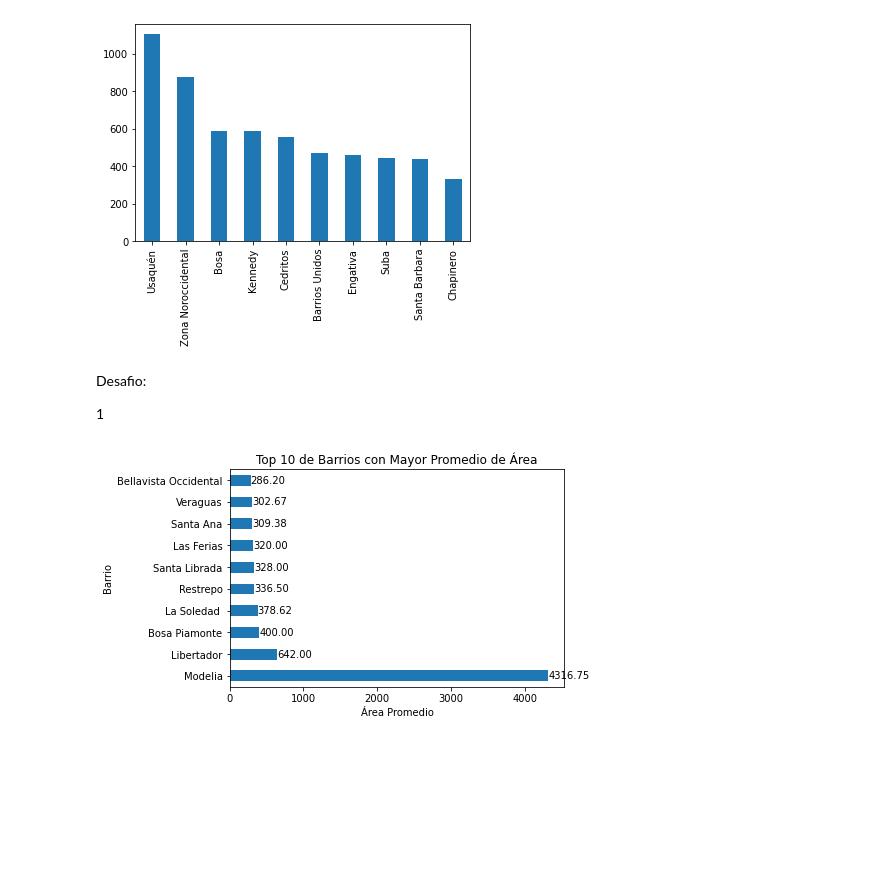
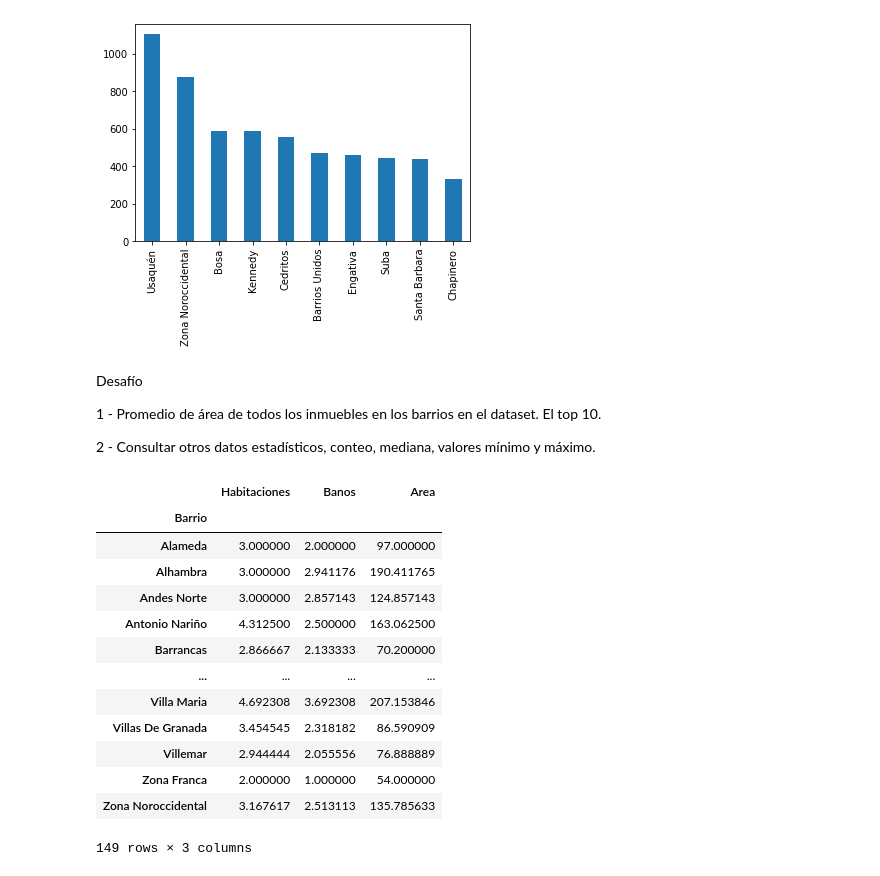
Before and after one commit to faberleondev/aula1_alura_colab, a Jupyter notebook: Aula1datos.ipynb, the cells around one changed output. Drawn from its saved outputs; the diff is of its cells as text; code cells hidden in the pictures; blank space fills up the shorter version.

```diff
--- a/Aula1datos.ipynb
+++ b/Aula1datos.ipynb
@@ -203,27 +203,28 @@ inmuebles_Barrio.head(10).plot.bar()
 # %% [output]
 <Axes: >
 [figure]
-# %% [markdown]
-Desafio:
-
-1
-# %%
-import matplotlib.pyplot as plt
-
-promedio_area_por_barrio = inmuebles.groupby('Barrio')['Area'].mean()
-
-
-top_10_barrios_por_area = promedio_area_por_barrio.nlargest(10)
-
-ax = top_10_barrios_por_area.plot(kind='barh')
-
-ax.set_title('Top 10 de Barrios con Mayor Promedio de Área')
-ax.set_xlabel('Área Promedio')
-ax.set_ylabel('Barrio')
-
-for i, v in enumerate(top_10_barrios_por_area):
-    ax.annotate("{:.2f}".format(v), xy=(v, i), va='center')
-
-plt.show()
-# %% [output]
-[figure, removed]
+# %% [markdown]
+Desafío
+
+1 - Promedio de área de todos los inmuebles en los barrios en el dataset. El top 10.
+
+2 - Consultar otros datos estadísticos, conteo, mediana, valores mínimo y máximo.
+# %%
+#Promedio de Area de todos los inmuebles del Top 10 de Barrios
+
+inmuebles.groupby('Barrio').mean()
+# %% [output]
+|  | Habitaciones | Banos | Area |
+| Barrio |  |  |  |
+| Alameda | 3.000000 | 2.000000 | 97.000000 |
+| Alhambra | 3.000000 | 2.941176 | 190.411765 |
+| Andes Norte | 3.000000 | 2.857143 | 124.857143 |
+| Antonio Nariño | 4.312500 | 2.500000 | 163.062500 |
+| Barrancas | 2.866667 | 2.133333 | 70.200000 |
+| ... | ... | ... | ... |
+| Villa Maria | 4.692308 | 3.692308 | 207.153846 |
+| Villas De Granada | 3.454545 | 2.318182 | 86.590909 |
+| Villemar | 2.944444 | 2.055556 | 76.888889 |
+| Zona Franca | 2.000000 | 1.000000 | 54.000000 |
+| Zona Noroccidental | 3.167617 | 2.513113 | 135.785633 |
+149 rows × 3 columns
```
Also changed, not shown: parts of 1 cell of this notebook.
